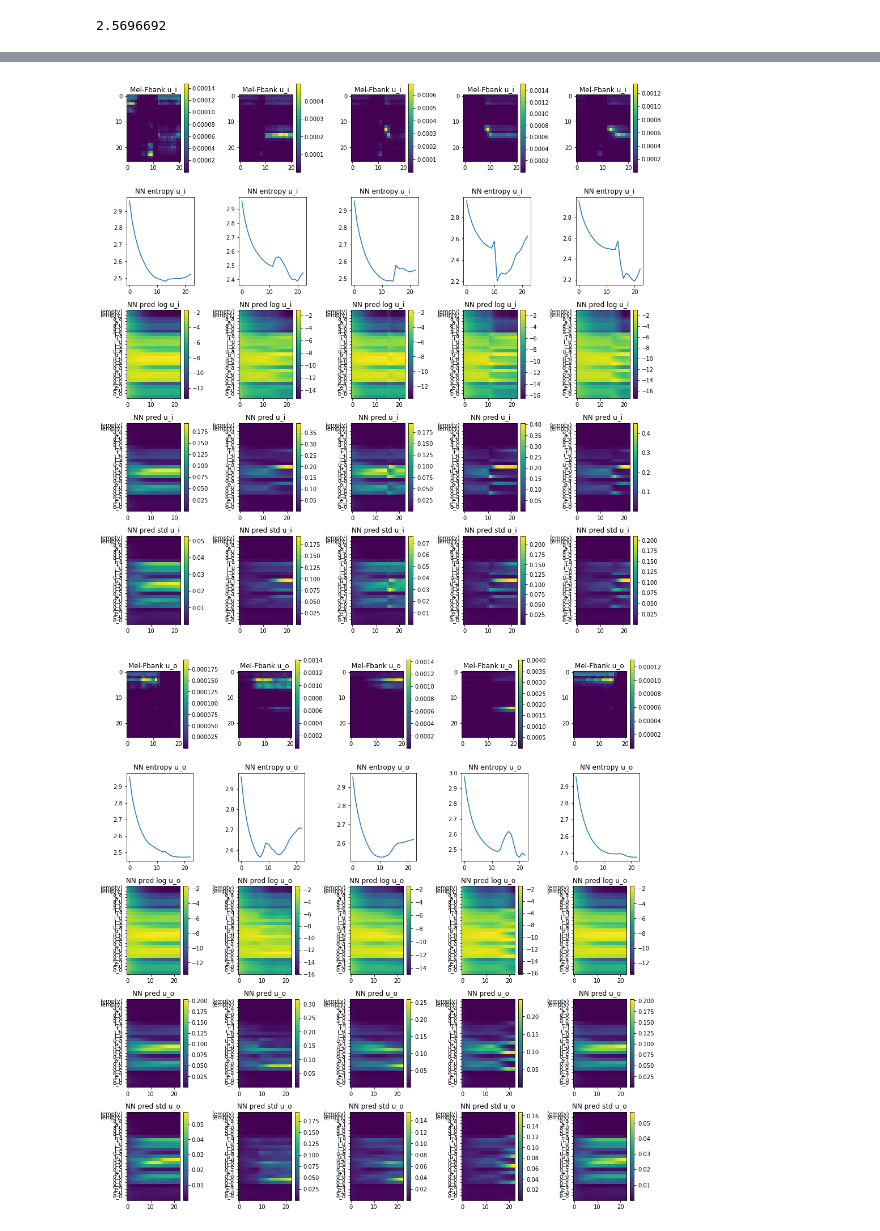
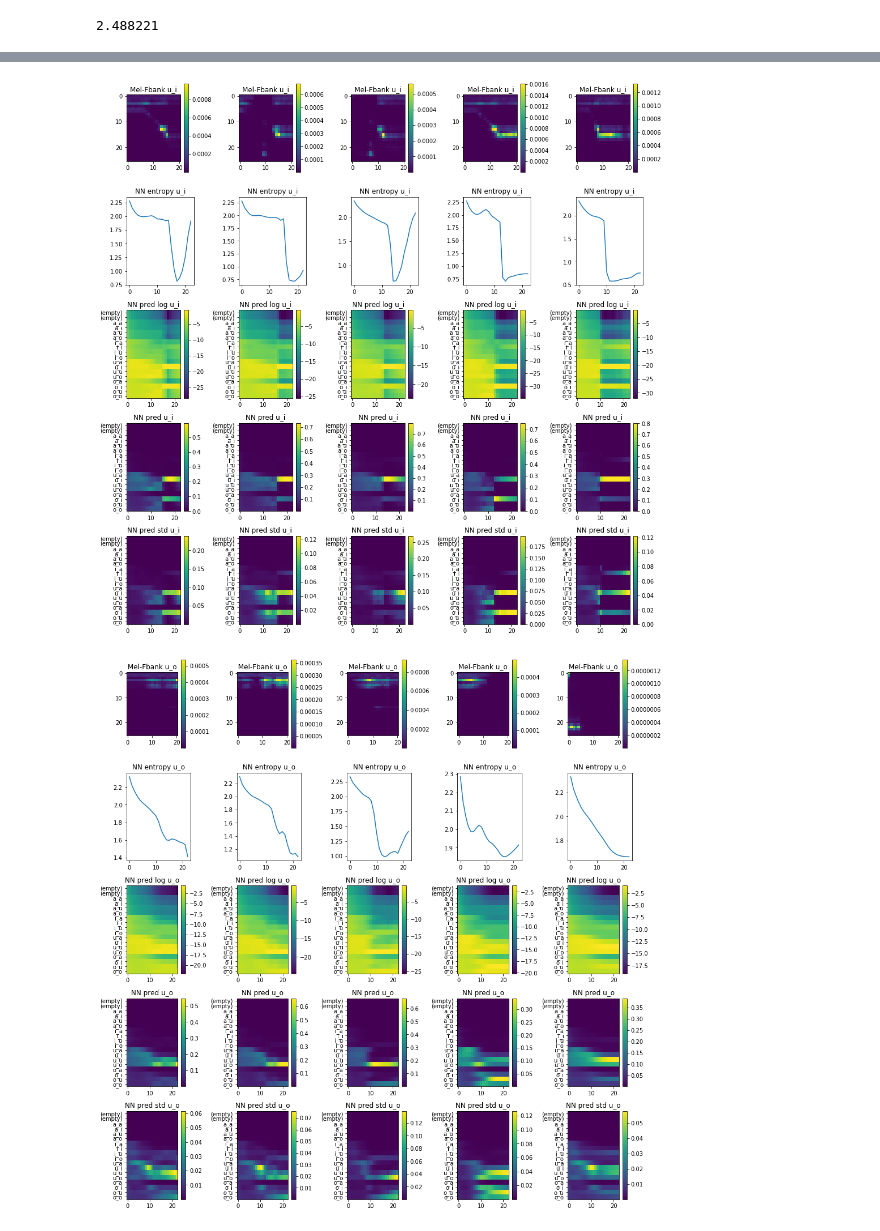
Before and after one commit to qdenisq/SpeechAcquisitionModel, a Jupyter notebook: src/speech_classification/speech_classification_results.ipynb, the cells around one changed output, grey strips where cells are left out. Cells and saved outputs as stored; diff of their text form; code cells hidden in the pictures.

```diff
--- a/src/speech_classification/speech_classification_results.ipynb
+++ b/src/speech_classification/speech_classification_results.ipynb
@@ -13,11 +16,10 @@ import matplotlib.pyplot as plt
 wanted_words = ['bed', 'bird', 'cat', 'dog', 'down', 'eight', 'five', 'four', 'go', 'happy', 'house', 'left', 'marvin',
                 'nine', 'no', 'off', 'on', 'one', 'right', 'seven', 'sheila', 'six', 'stop', 'three', 'tree', 'two',
                 'up', 'wow', 'yes', 'zero']
-wanted_words_tanh_transition = ['a_a', 'a_i', 'a_u', 'a_o', 'a_e',
-                                'i_a', 'i_i', 'i_u', 'i_o', 'i_e',
-                                'u_a', 'u_i', 'u_u', 'u_o', 'u_e',
-                                'o_a', 'o_i', 'o_u', 'o_o', 'o_e',
-                                'e_a', 'e_i', 'e_u', 'e_o', 'e_e']
+wanted_words_tanh_transition = ['a_a', 'a_i', 'a_u', 'a_o',
+                                'i_a', 'i_i', 'i_u', 'i_o',
+                                'u_a', 'u_i', 'u_u', 'u_o',
+                                'o_a', 'o_i', 'o_u', 'o_o' ]
 
 wanted_words_combined = wanted_words_tanh_transition
 
@@ -49,7 +51,7 @@ data_iter = SpeechCommandsDataCollector(preproc,
                                         validation_percentage=10
                                         )
 
-net_fname = r"C:\Study\SpeechAcquisitionModel\models\speech_classification\simple_lstm_05_03_2019_09_08_PM_acc_0.7500.pt"
+net_fname = r"C:\Study\SpeechAcquisitionModel\models\speech_classification\simple_lstm_05_19_2019_04_35_PM_acc_0.7891.pt"
 
 
 # Final test accuracy
@@ -72,9 +74,9 @@ test_loss = torch.nn.CrossEntropyLoss()(pred, labels)
 
 print(test_loss.detach().numpy())
 # %% [output]
-2.5696692
+2.488221
 # %%
-selected_words = ['a_i', 'a_u', 'a_o', 'u_a', 'u_i', 'u_o', 'up', 'on', 'right']
+selected_words = ['a_i', 'a_u', 'a_o', 'u_a', 'u_i', 'u_o', 'up', 'a_e', 'on', 'right']
 n_samples_per_class = 5
 for w in selected_words:
     fnames = [f for f in os.listdir(os.path.join(data_dir, w)) if f.endswith('.wav') ]
@@ -116,7 +118,7 @@ for w in selected_words:
         ax3 = plt.subplot(5, n_samples_per_class, 2*n_samples_per_class + i + 1)
         asd = ax3.imshow(log_full_pred.detach().cpu().numpy().squeeze().T, aspect='auto')
         ax = plt.gca()
-        ax.set_yticks(np.arange(0, 26, 1))
+        ax.set_yticks(np.arange(0, model_settings['label_count'], 1))
         labels=['(empty)', '(empty)']
         labels.extend(wanted_words_tanh_transition)
         ax.set_yticklabels(labels)
@@ -126,7 +128,7 @@ for w in selected_words:
         ax4 = plt.subplot(5, n_samples_per_class, 3*n_samples_per_class + i + 1)
         asd4 = ax4.imshow(full_pred.detach().cpu().numpy().squeeze().T, aspect='auto')
         ax = plt.gca()
-        ax.set_yticks(np.arange(0, 26, 1))
+        ax.set_yticks(np.arange(0, model_settings['label_count'], 1))
         labels=['(empty)', '(empty)']
         labels.extend(wanted_words_tanh_transition)
         ax.set_yticklabels(labels)
@@ -136,7 +138,7 @@ for w in selected_words:
         ax5 = plt.subplot(5, n_samples_per_class, 4*n_samples_per_class + i + 1)
         asd5 = ax5.imshow(full_pred_std.T, aspect='auto')
         ax = plt.gca()
-        ax.set_yticks(np.arange(0, 26, 1))
+        ax.set_yticks(np.arange(0,  model_settings['label_count'], 1))
         labels=['(empty)', '(empty)']
         labels.extend(wanted_words_tanh_transition)
         ax.set_yticklabels(labels)
@@ -157,2 +159,2 @@ for w in selected_words:
-[figure, old version]
+[figure, new version]
-[figure, old version]
+[figure, new version]
```
Also changed, not shown: parts of 2 cells of this notebook, 8 other files.
